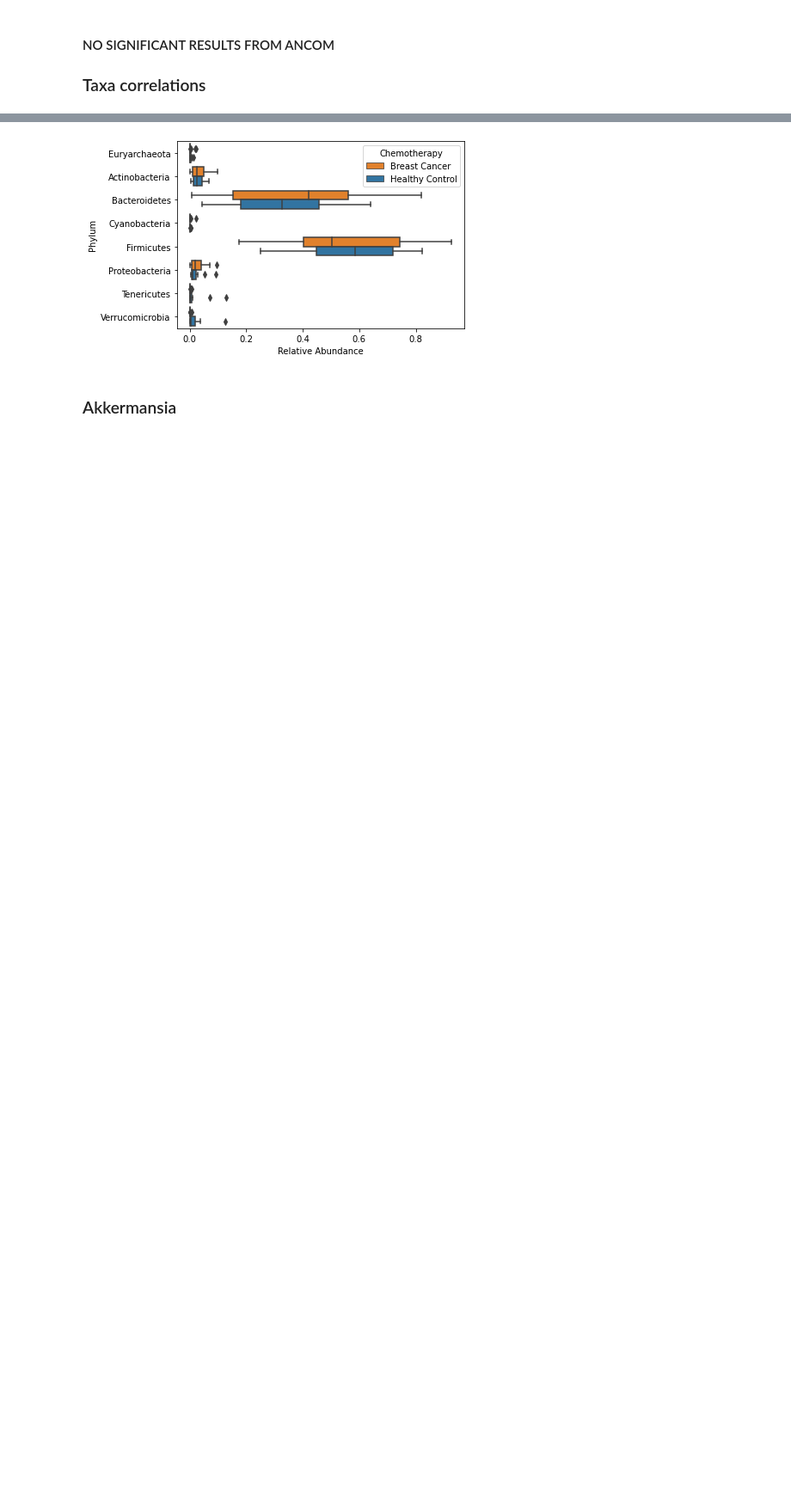
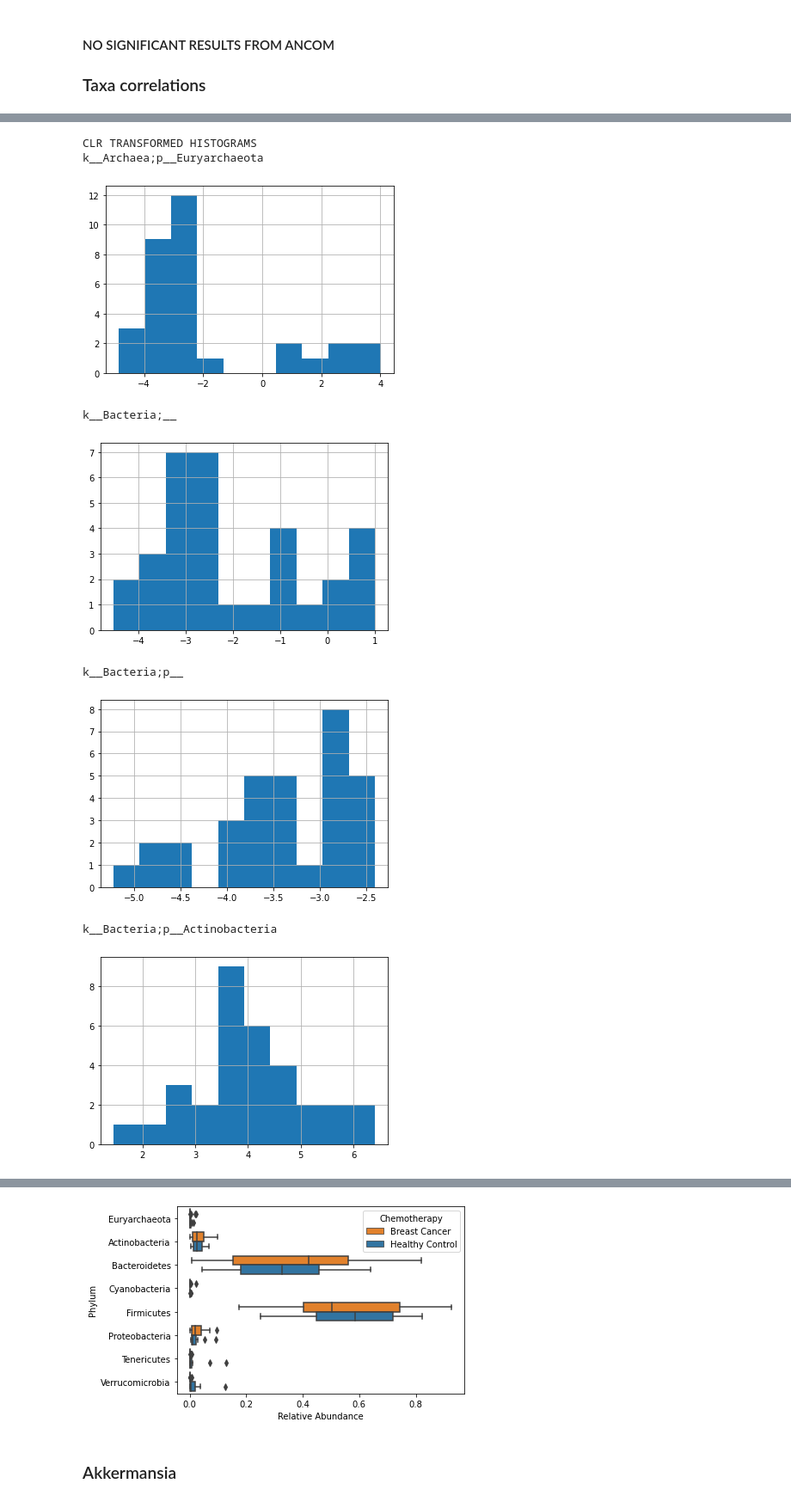
Before and after one commit to sterrettJD/Chemobrain, a Jupyter notebook: Reanalyze-after-blooms-removed.ipynb, the cells around one changed output, grey strips where cells are left out. Shown at 86% size. Drawn from its saved outputs; the diff is of its cells as text; code cells hidden in the pictures; blank space fills up the shorter version.

Commit message:
Add clr pearson correlations

```diff
--- a/Reanalyze-after-blooms-removed.ipynb
+++ b/Reanalyze-after-blooms-removed.ipynb
@@ -499,0 +528,9 @@ L2.loc[:,L2.mean(axis=0)>0.005]
+# %%
+print("PEARSON CORR PHYLA AND FACT-COG")
+for col in L2.columns:
+    r, p = pearsonr(metadata["fact_c_total"],
+                      clr(L2[col].apply(lambda x: x+0.00001)))
+
+    if p < 0.05:
+        print("SIGNIFICANT:")
+    print(col, r, p)
@@ -499,0 +552,9 @@ L2.loc[:,L2.mean(axis=0)>0.005]
+# %%
+print("PEARSON CORR PHYLA AND CESD")
+for col in L2.columns:
+    r, p = pearsonr(metadata["cesd_total"],
+                      clr(L2[col].apply(lambda x: x+0.00001)))
+
+    if p < 0.05:
+        print("SIGNIFICANT:")
+    print(col, r, p)
@@ -499,0 +576,26 @@ L2.loc[:,L2.mean(axis=0)>0.005]
+# %%
+clr_L2 = pd.DataFrame(clr(L2.apply(lambda x: x+0.00001)),
+                     index=L2.index,
+                     columns=L2.columns)
+
+clr_L2["participant ID"] = metadata["plate.sample.id"].apply(lambda x: x.split("-")[0])
+clr_L2 = clr_L2.reset_index().set_index("participant ID")
+clr_L2 = clr_L2.rename(columns={"index":"SampleID"})
+
+clr_L2.to_csv("clr_transformed_phyla.csv")
+
+print("CLR TRANSFORMED HISTOGRAMS")
+for col in clr_L2.drop("SampleID",axis=1):
+    print(col)
+    clr_L2[col].hist()
+    plt.show()
+# %% [output]
+CLR TRANSFORMED HISTOGRAMS
+k__Archaea;p__Euryarchaeota
+[figure, added]
+k__Bacteria;__
+[figure, added]
+k__Bacteria;p__
+[figure, added]
+k__Bacteria;p__Actinobacteria
+[figure, added]
```
Also changed, not shown: parts of 32 cells of this notebook.
